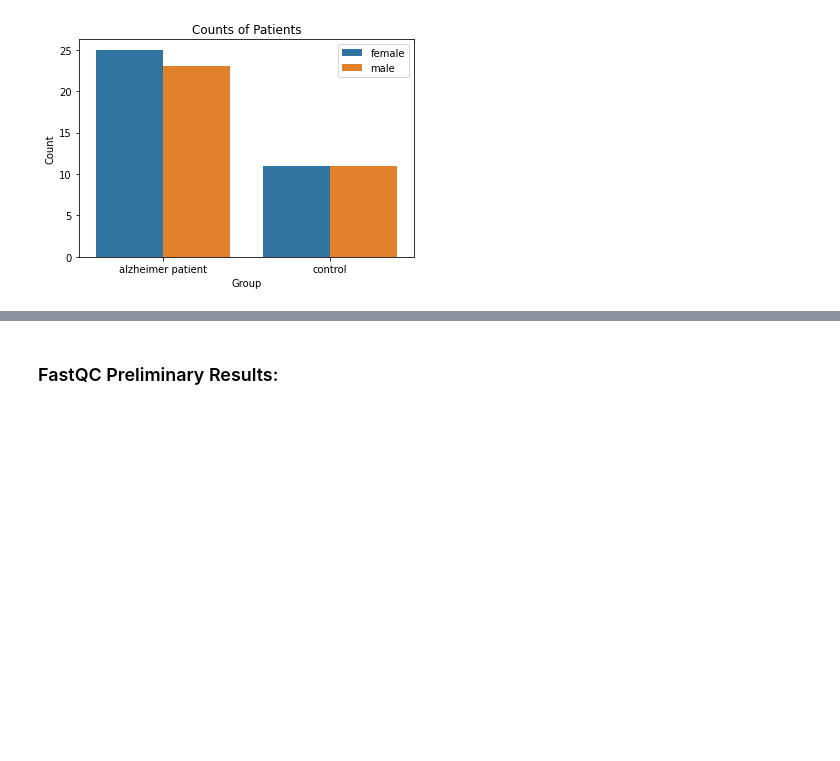
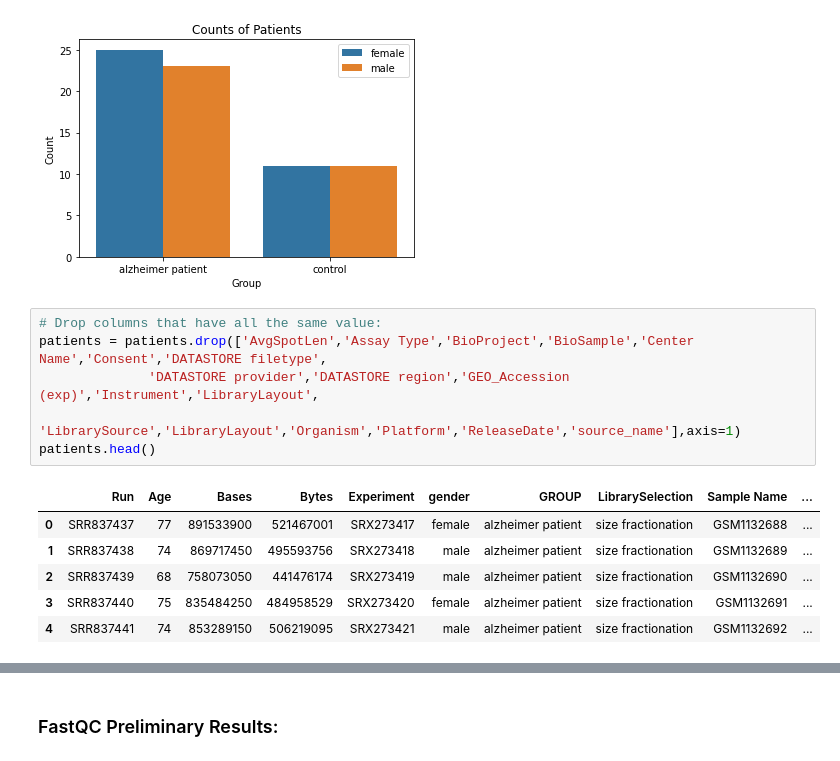
Before and after one commit to justjk139/alzheimers_gene_analysis, a Jupyter notebook: notebooks/Alzheimers-Biomarker-Analysis.ipynb, the cells around one changed output, grey strips where cells are left out. Cells and saved outputs as stored; diff of their text form; blank space fills up the shorter version.

```diff
--- a/notebooks/Alzheimers-Biomarker-Analysis.ipynb
+++ b/notebooks/Alzheimers-Biomarker-Analysis.ipynb
@@ -140,3 +81,16 @@ plt.ylabel('Count')
 # %% [output]
 Text(0, 0.5, 'Count')
 [figure]
+# %%
+# Drop columns that have all the same value:
+patients = patients.drop(['AvgSpotLen','Assay Type','BioProject','BioSample','Center Name','Consent','DATASTORE filetype',
+              'DATASTORE provider','DATASTORE region','GEO_Accession (exp)','Instrument','LibraryLayout',
+               'LibrarySource','LibraryLayout','Organism','Platform','ReleaseDate','source_name'],axis=1)
+patients.head()
+# %% [output]
+|  | Run | Age | Bases | Bytes | Experiment | gender | GROUP | LibrarySelection | Sample Name | ... |
+| 0 | SRR837437 | 77 | 891533900 | 521467001 | SRX273417 | female | alzheimer patient | size fractionation | GSM1132688 | ... |
+| 1 | SRR837438 | 74 | 869717450 | 495593756 | SRX273418 | male | alzheimer patient | size fractionation | GSM1132689 | ... |
+| 2 | SRR837439 | 68 | 758073050 | 441476174 | SRX273419 | male | alzheimer patient | size fractionation | GSM1132690 | ... |
+| 3 | SRR837440 | 75 | 835484250 | 484958529 | SRX273420 | female | alzheimer patient | size fractionation | GSM1132691 | ... |
+| 4 | SRR837441 | 74 | 853289150 | 506219095 | SRX273421 | male | alzheimer patient | size fractionation | GSM1132692 | ... |
```
Also changed, not shown: parts of 22 cells of this notebook, 14 other files.
